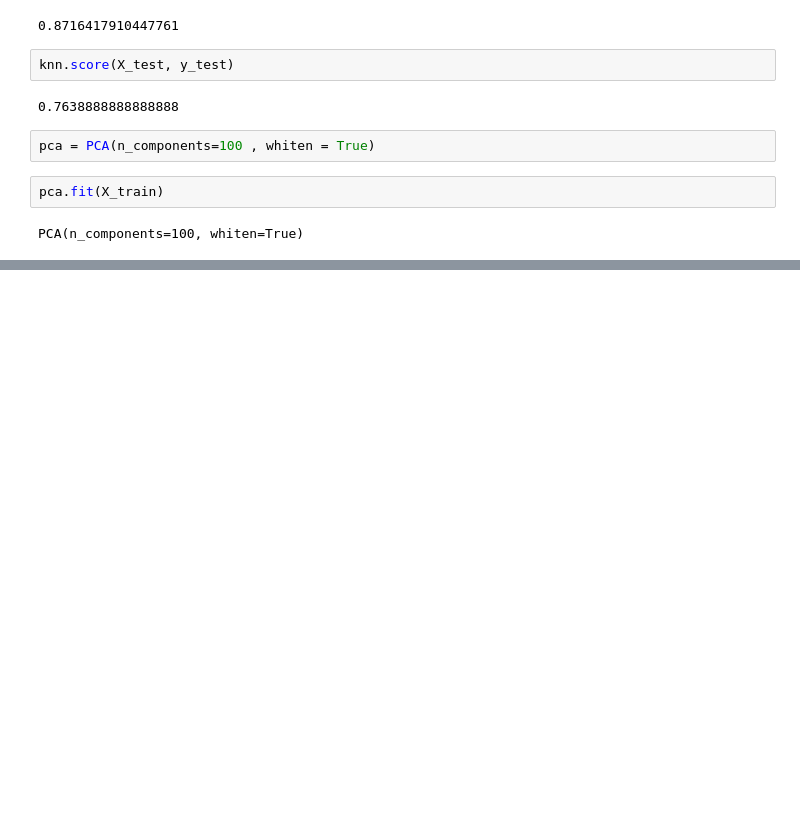
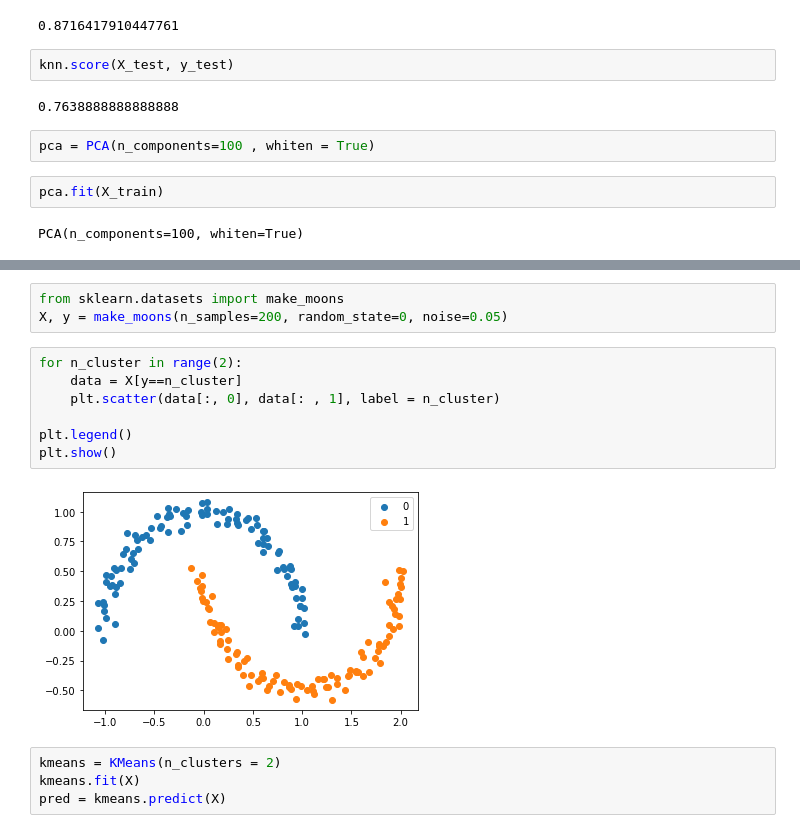
Before and after one commit to Shaharen/MachineLearning, a Jupyter notebook: Ex07_비지도학습.ipynb, the cells around one changed output, grey strips where cells are left out. Drawn from its saved outputs; the diff is of its cells as text; blank space fills up the shorter version.

```diff
--- a/Ex07_비지도학습.ipynb
+++ b/Ex07_비지도학습.ipynb
@@ -267,0 +350,16 @@ ValueError: n_components=500 must be between 0 and min(n_samples, n_features)=33
+# %%
+from sklearn.datasets import make_moons
+X, y = make_moons(n_samples=200, random_state=0, noise=0.05)
+# %%
+for n_cluster in range(2):
+    data = X[y==n_cluster]
+    plt.scatter(data[:, 0], data[: , 1], label = n_cluster)
+
+plt.legend()
+plt.show()
+# %% [output]
+[figure, added]
+# %%
+kmeans = KMeans(n_clusters = 2)
+kmeans.fit(X)
+pred = kmeans.predict(X)
```
Also changed, not shown: parts of 43 cells of this notebook.
